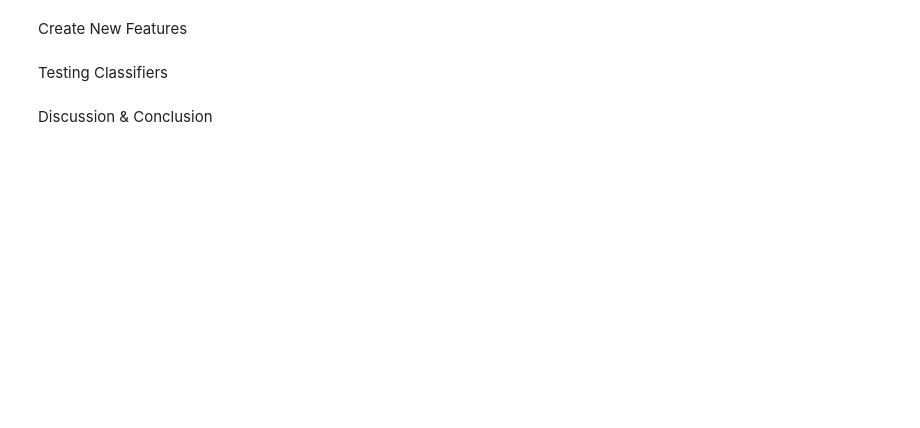
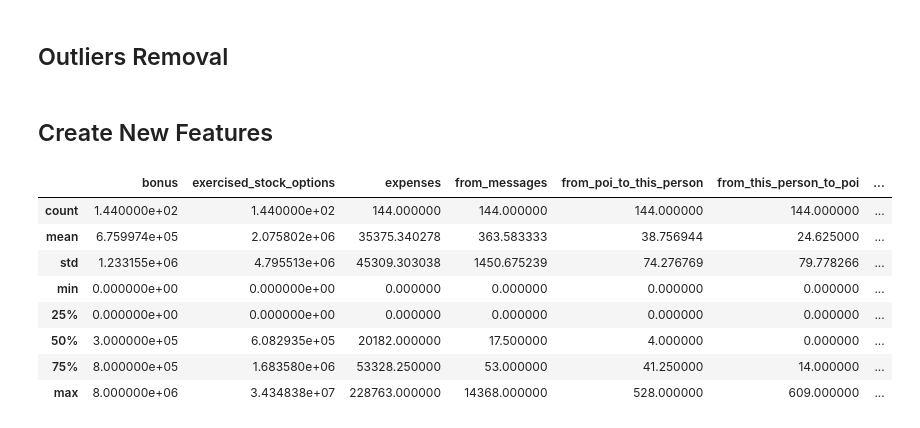
Before and after one commit to yutsai84/Enron_POI_identifier, a Jupyter notebook: final_project/ML-Final Project.ipynb, the cells around one changed output. Drawn from its saved outputs; the diff is of its cells as text; code cells hidden in the pictures; blank space fills up the shorter version.

```diff
--- a/final_project/ML-Final Project.ipynb
+++ b/final_project/ML-Final Project.ipynb
@@ -41,0 +83,12 @@ Outliers Removal
+# %%
+# drop feature with <= 80 non NAN
+droplist = []
+
+for i in xrange(len(cnt)-1):
+    if cnt[i] <= 80:
+        droplist.append(features_list[i])
+print droplist
+
+df.drop(droplist, axis = 1, inplace = True)
+df.drop(['email_address'], axis = 1, inplace = True)
+df.info()
@@ -41,0 +116,3 @@ Outliers Removal
+# %%
+# fill nan with o or replace "NaN with 0
+df.replace("NaN", 0, inplace = True)
@@ -41,0 +131,9 @@ Outliers Removal
+# %%
+id_1 = data_dict.keys().index('TOTAL')
+id_2 = data_dict.keys().index('THE TRAVEL AGENCY IN THE PARK')
+
+df_c = df.drop(df.index[[id_1, id_2]])
+df_c.info()
+
+print "How many POIs:\t",(df_c['poi']== True).sum()
+print "How many nonPOIs:\t",(df_c['poi']== False).sum()
@@ -42,6 +183,19 @@ Outliers Removal
+# %% [markdown]
+## Outliers Removal
 # %% [markdown]
-Create New Features
+## Create New Features
-# %% [markdown]
-Testing Classifiers
-# %% [markdown]
-Discussion & Conclusion
+# %%
+# new features
+df_c['fraction_to_poi'] = (df_c['from_this_person_to_poi']) / (df_c['from_messages']) * 100
+df_c['fraction_from_poi'] = (df_c['from_poi_to_this_person']) / (df_c['to_messages']) * 100
+df_c.describe()
+# %% [output]
+|  | bonus | exercised_stock_options | expenses | from_messages | from_poi_to_this_person | from_this_person_to_poi | ... |
+| count | 1.440000e+02 | 1.440000e+02 | 144.000000 | 144.000000 | 144.000000 | 144.000000 | ... |
+| mean | 6.759974e+05 | 2.075802e+06 | 35375.340278 | 363.583333 | 38.756944 | 24.625000 | ... |
+| std | 1.233155e+06 | 4.795513e+06 | 45309.303038 | 1450.675239 | 74.276769 | 79.778266 | ... |
+| min | 0.000000e+00 | 0.000000e+00 | 0.000000 | 0.000000 | 0.000000 | 0.000000 | ... |
+| 25% | 0.000000e+00 | 0.000000e+00 | 0.000000 | 0.000000 | 0.000000 | 0.000000 | ... |
+| 50% | 3.000000e+05 | 6.082935e+05 | 20182.000000 | 17.500000 | 4.000000 | 0.000000 | ... |
+| 75% | 8.000000e+05 | 1.683580e+06 | 53328.250000 | 53.000000 | 41.250000 | 14.000000 | ... |
+| max | 8.000000e+06 | 3.434838e+07 | 228763.000000 | 14368.000000 | 528.000000 | 609.000000 | ... |
```
Also changed, not shown: parts of 30 cells of this notebook.
